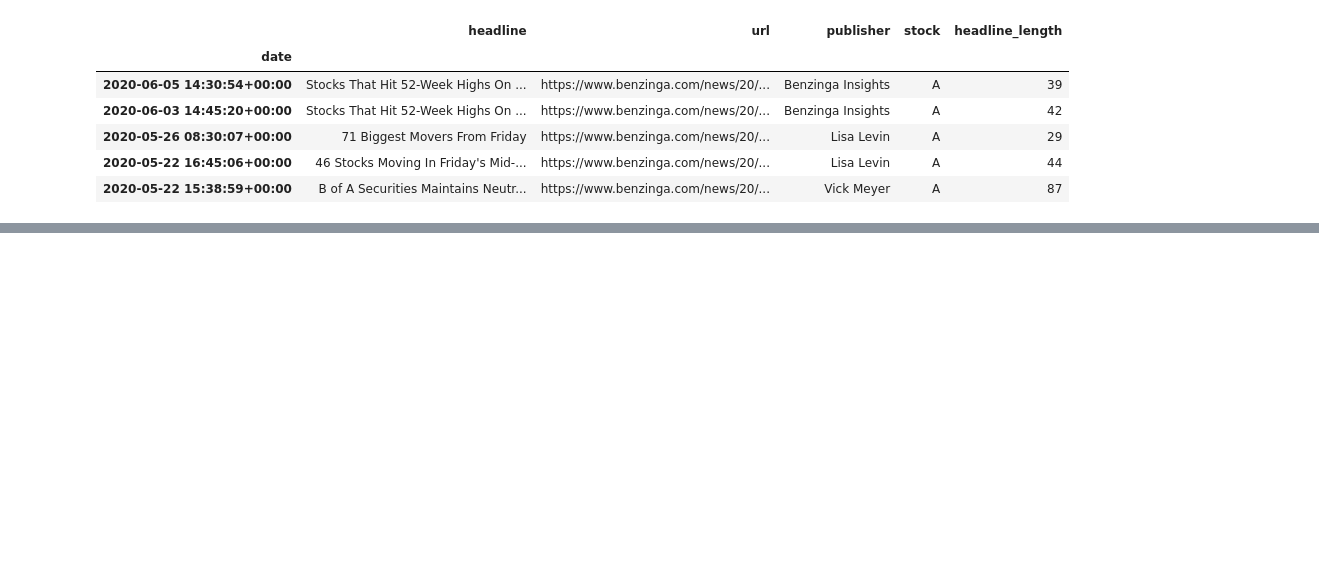
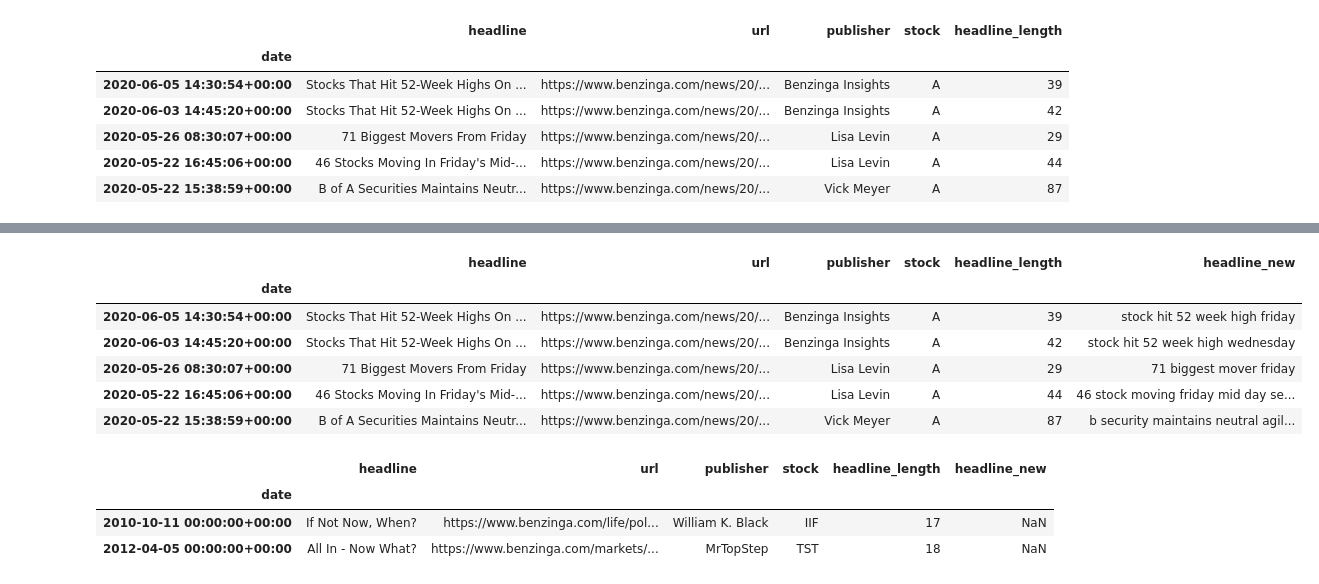
Before and after one commit to Cabrel17/Financial_news_sentiment_analysis, a Jupyter notebook: notebooks/Exploratory_data_analysis.ipynb, the cells around one changed output, grey strips where cells are left out. Saved outputs shown, nothing was run; the diff lists cells and outputs as text; code cells hidden in the pictures; blank space fills up the shorter version.

```diff
--- a/notebooks/Exploratory_data_analysis.ipynb
+++ b/notebooks/Exploratory_data_analysis.ipynb
@@ -247,0 +265,18 @@ Bank of England Broadbent: Comments on UK economy, GBP and interest rates via Fo
+# %%
+df.head()
+# %% [output]
+|  | headline | url | publisher | stock | headline_length | headline_new |
+| date |  |  |  |  |  |  |
+| 2020-06-05 14:30:54+00:00 | Stocks That Hit 52-Week Highs On ... | https://www.benzinga.com/news/20/... | Benzinga Insights | A | 39 | stock hit 52 week high friday |
+| 2020-06-03 14:45:20+00:00 | Stocks That Hit 52-Week Highs On ... | https://www.benzinga.com/news/20/... | Benzinga Insights | A | 42 | stock hit 52 week high wednesday |
+| 2020-05-26 08:30:07+00:00 | 71 Biggest Movers From Friday | https://www.benzinga.com/news/20/... | Lisa Levin | A | 29 | 71 biggest mover friday |
+| 2020-05-22 16:45:06+00:00 | 46 Stocks Moving In Friday's Mid-... | https://www.benzinga.com/news/20/... | Lisa Levin | A | 44 | 46 stock moving friday mid day se... |
+| 2020-05-22 15:38:59+00:00 | B of A Securities Maintains Neutr... | https://www.benzinga.com/news/20/... | Vick Meyer | A | 87 | b security maintains neutral agil... |
+# %%
+# Checking missing values
+df[df['headline_new'].isna()]
+# %% [output]
+|  | headline | url | publisher | stock | headline_length | headline_new |
+| date |  |  |  |  |  |  |
+| 2010-10-11 00:00:00+00:00 | If Not Now, When? | https://www.benzinga.com/life/pol... | William K. Black | IIF | 17 | NaN |
+| 2012-04-05 00:00:00+00:00 | All In - Now What? | https://www.benzinga.com/markets/... | MrTopStep | TST | 18 | NaN |
```
Also changed, not shown: parts of 18 cells of this notebook, 1 other file.
